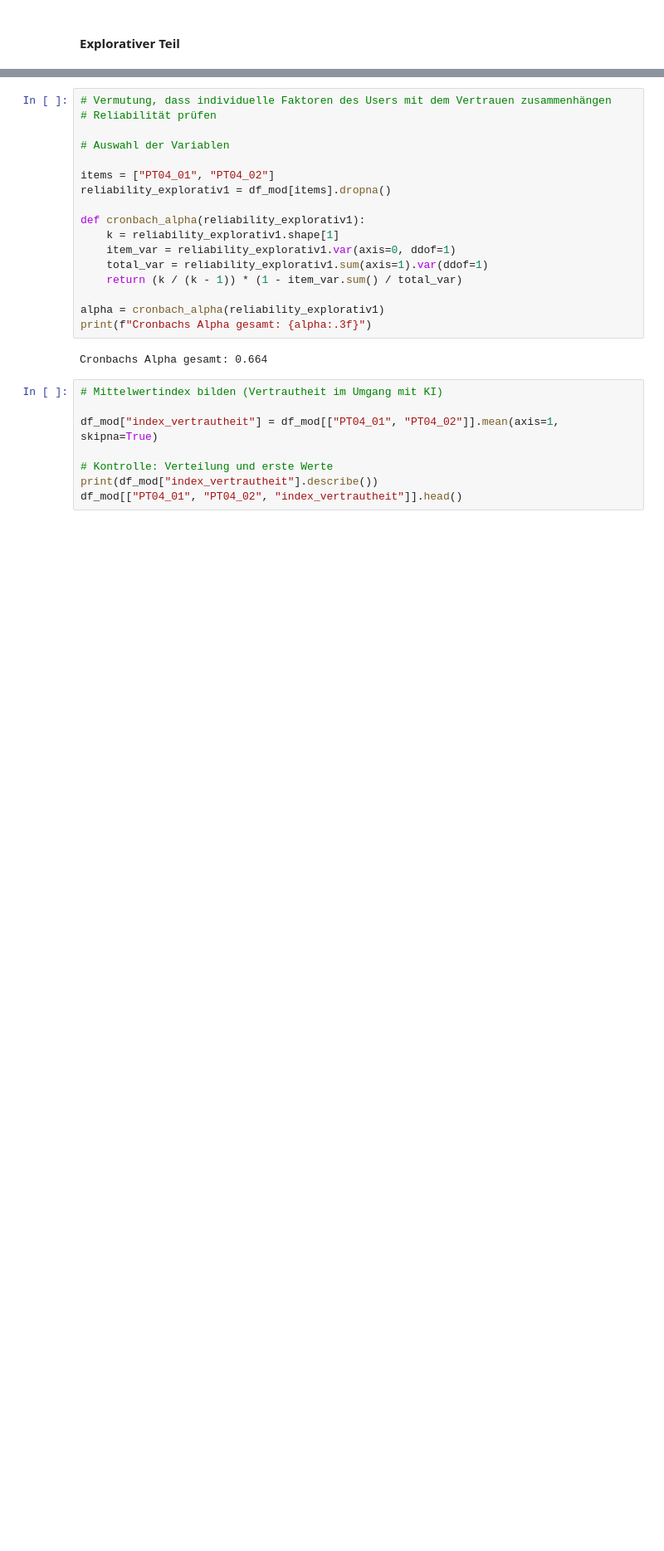
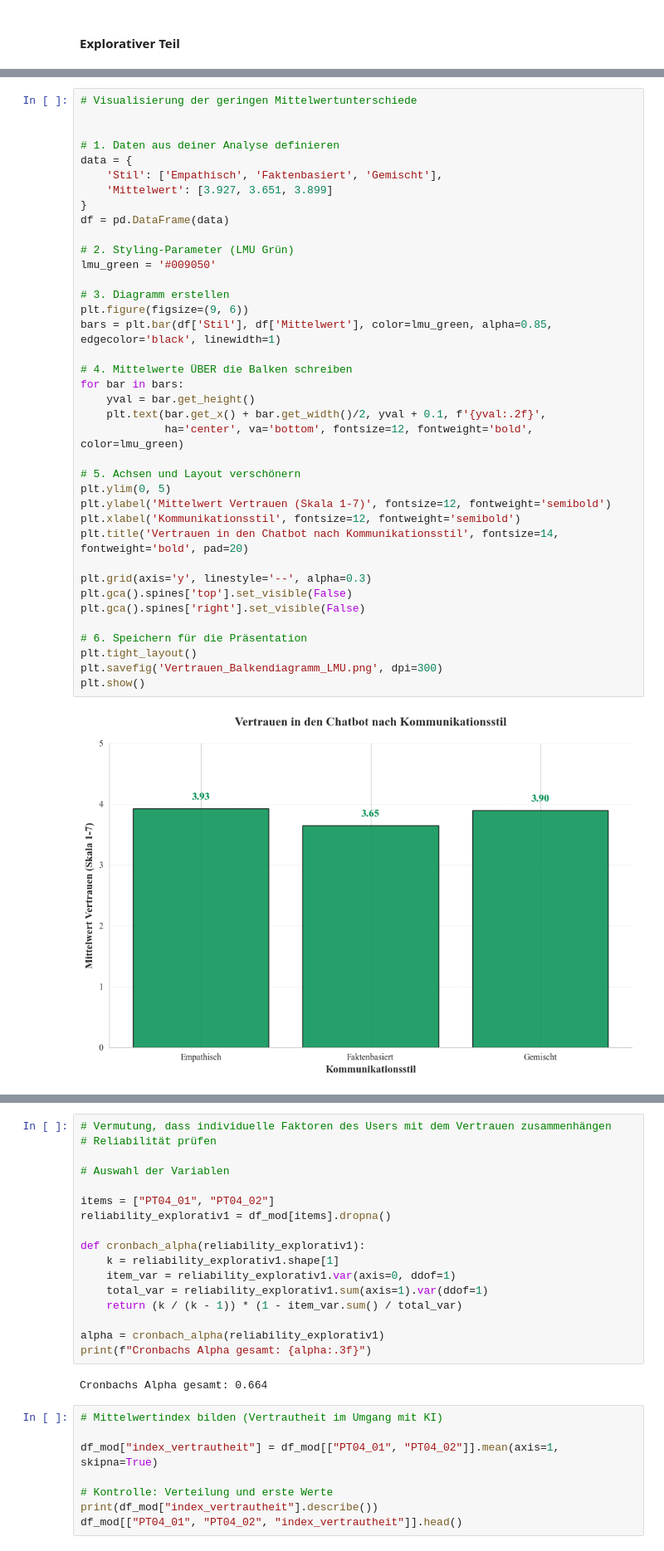
Before and after one commit to lara-polat/KI_Demokratie, a Jupyter notebook: analysis_ki_demokratie.ipynb, the cells around one changed output, grey strips where cells are left out. Shown at 83% size. Cells and saved outputs as stored; diff of their text form; blank space fills up the shorter version.

Commit message:
Weitere Analysen nach den Reviews

```diff
--- a/analysis_ki_demokratie.ipynb
+++ b/analysis_ki_demokratie.ipynb
@@ -2150,3 +2033,43 @@ C(IN02_moderat)   2.0000   4.9679   2.4840 1.7576  0.1741
    empathisch      gemischt  -0.0285 0.9829 -0.4086 0.3516  False
 faktenbasiert      gemischt   0.2477 0.2811  -0.135 0.6304  False
 -----------------------------------------------------------------
+# %%
+# Visualisierung der geringen Mittelwertunterschiede
+
+
+# 1. Daten aus deiner Analyse definieren
+data = {
+    'Stil': ['Empathisch', 'Faktenbasiert', 'Gemischt'],
+    'Mittelwert': [3.927, 3.651, 3.899]
+}
+df = pd.DataFrame(data)
+
+# 2. Styling-Parameter (LMU Grün)
+lmu_green = '#009050'
+
+# 3. Diagramm erstellen
+plt.figure(figsize=(9, 6))
+bars = plt.bar(df['Stil'], df['Mittelwert'], color=lmu_green, alpha=0.85, edgecolor='black', linewidth=1)
+
+# 4. Mittelwerte ÜBER die Balken schreiben
+for bar in bars:
+    yval = bar.get_height()
+    plt.text(bar.get_x() + bar.get_width()/2, yval + 0.1, f'{yval:.2f}',
+             ha='center', va='bottom', fontsize=12, fontweight='bold', color=lmu_green)
+
+# 5. Achsen und Layout verschönern
+plt.ylim(0, 5)
+plt.ylabel('Mittelwert Vertrauen (Skala 1-7)', fontsize=12, fontweight='semibold')
+plt.xlabel('Kommunikationsstil', fontsize=12, fontweight='semibold')
+plt.title('Vertrauen in den Chatbot nach Kommunikationsstil', fontsize=14, fontweight='bold', pad=20)
+
+plt.grid(axis='y', linestyle='--', alpha=0.3)
+plt.gca().spines['top'].set_visible(False)
+plt.gca().spines['right'].set_visible(False)
+
+# 6. Speichern für die Präsentation
+plt.tight_layout()
+plt.savefig('Vertrauen_Balkendiagramm_LMU.png', dpi=300)
+plt.show()
+# %% [output]
+[figure, added]
```
Also changed, not shown: parts of 56 cells of this notebook, 2 other files.
